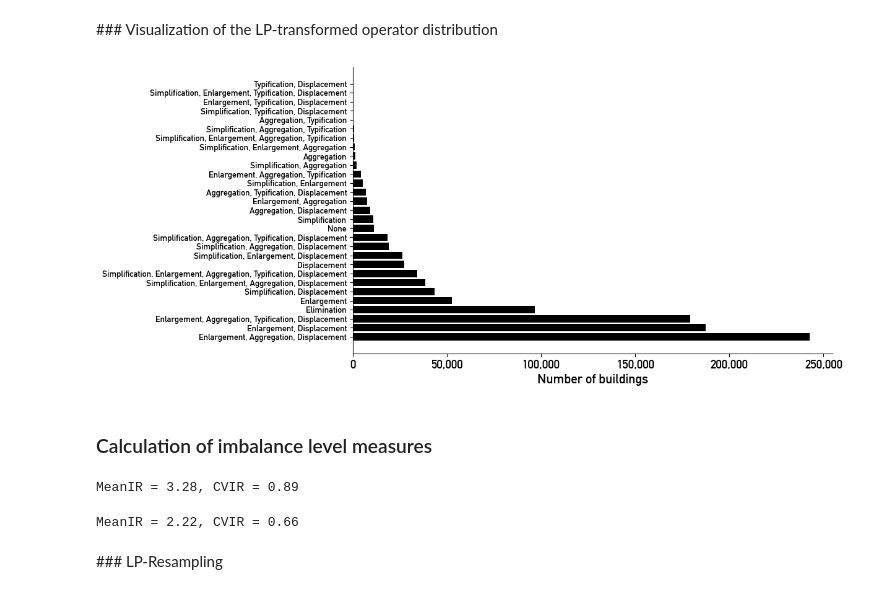
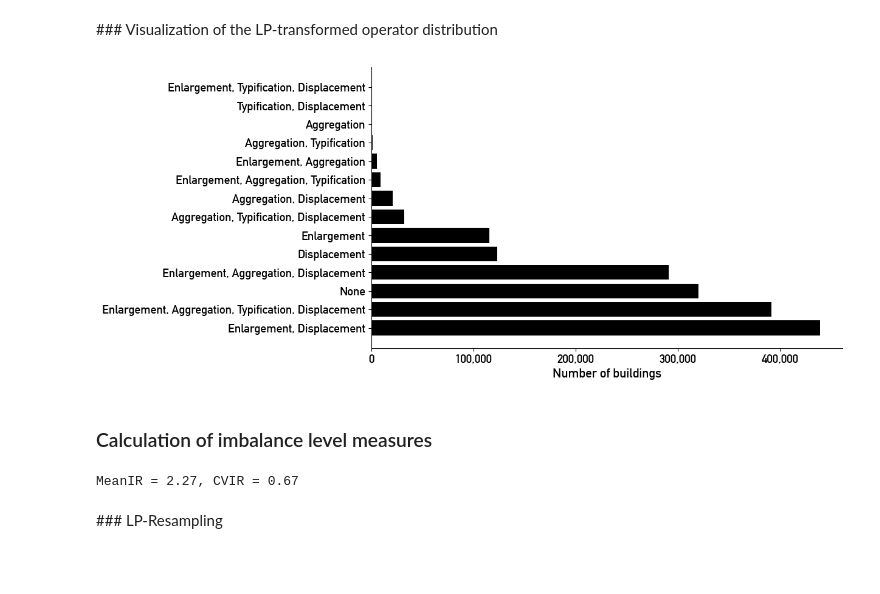
Before and after one commit to jorissenn/genops, a Jupyter notebook: 10_data_balancing.ipynb, the cells around one changed output. Drawn from its saved outputs; the diff is of its cells as text; code cells hidden in the pictures; blank space fills up the shorter version.

```diff
--- a/10_data_balancing.ipynb
+++ b/10_data_balancing.ipynb
@@ -30,7 +30,8 @@ buildings = read_table_from_db_multiple_geoms(engine,
                                                                  "block_id"])
 # %%
 operators = ("simplification", "enlargement", "elimination", "aggregation", "typification", "displacement")
-operators_no_elim = ("simplification", "enlargement", "aggregation", "typification", "displacement")
+operators_non_simplification = ("enlargement", "elimination", "aggregation", "typification", "displacement")
+operators_selection = ("enlargement", "aggregation", "typification", "displacement")
 # %% [markdown]
 ### Operator distribution within the training dataset
 # %%
@@ -44,23 +45,17 @@ visualize_operator_distribution(buildings, operators_no_elim, save=False, path="
 # %% [markdown]
 ### Visualization of the LP-transformed operator distribution
 # %%
-visualize_labelset_distribution(buildings, operators, save=False, path="../../Figures/Methodology/buildings_in_labelsets.png")
+visualize_labelset_distribution(buildings, operators_selection, save=True, path="../../Figures/Methodology/buildings_in_labelsets.png")
 # %% [output]
-[figure, old version]
+[figure, new version]
 # %% [markdown]
 ### Calculation of imbalance level measures
 # %%
-mean_ir, cvir = calculate_imbalance_measures(buildings, operators)
+mean_ir, cvir = calculate_imbalance_measures(buildings, operators_non_simplification)
 
 print(f"MeanIR = {mean_ir:.2f}, CVIR = {cvir:.2f}")
 # %% [output]
-MeanIR = 3.28, CVIR = 0.89
+MeanIR = 2.27, CVIR = 0.67
-# %%
-mean_ir, cvir = calculate_imbalance_measures(buildings, operators_no_elim)
-
-print(f"MeanIR = {mean_ir:.2f}, CVIR = {cvir:.2f}")
-# %% [output]
-MeanIR = 2.22, CVIR = 0.66
 # %% [markdown]
 ### LP-Resampling
 # %%
```
Also changed, not shown: parts of 8 cells of this notebook, 5 other files.
